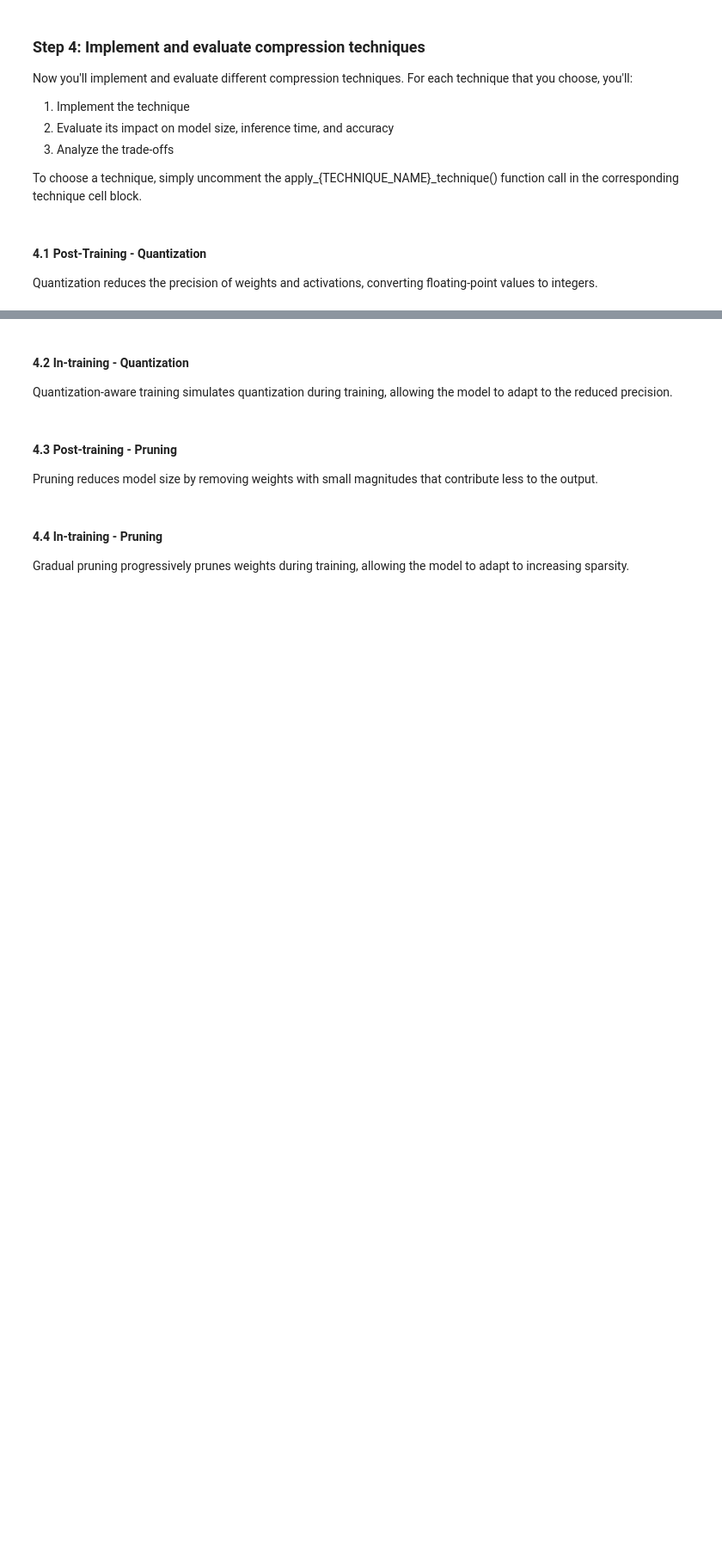
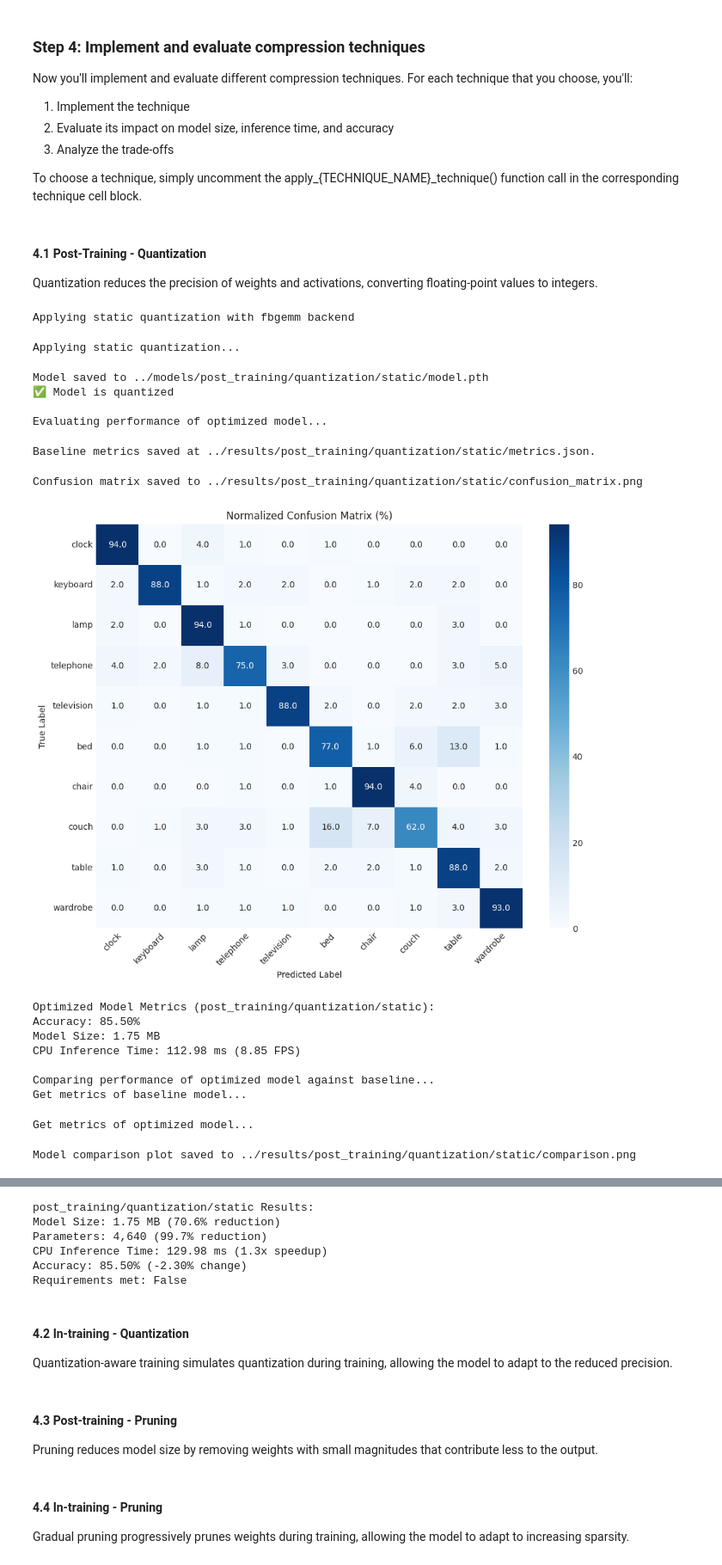
Before and after one commit to ZDBSBS/udacisense-model-compression, a Jupyter notebook: starter-kit/notebooks/02_compression.ipynb, the cells around one changed output, grey strips where cells are left out. Shown at 86% size. Saved outputs shown, nothing was run; the diff lists cells and outputs as text; code cells hidden in the pictures; blank space fills up the shorter version.

Commit message:
Add static quantization and knowledge distillation experiments

```diff
--- a/starter-kit/notebooks/02_compression.ipynb
+++ b/starter-kit/notebooks/02_compression.ipynb
@@ -203,41 +258,63 @@ def apply_post_training_quantization(quantization_type, backend, device):
         orig_model,
         quantization_type=quantization_type,
         calibration_data_loader=train_loader if quantization_type == "static" else None,
-        calibration_num_batches=1 if quantization_type == "static" else None,  # Set this to the desired value
+        calibration_num_batches=10 if quantization_type == "static" else None,  # Set this to the desired value
         backend=backend,
     )
 
     # Save the quantized model
     save_model(quantized_model, f"../models/{experiment_name}/model.pth")
 
     # Check that model is indeed quantized
     is_quantized(quantized_model)
 
     # Evaluate quantized model
     evaluate_optimized_model(
         quantized_model, test_loader, experiment_name, class_names, input_size, device=torch.device('cpu')
     )
 
     # Compare with baseline model for performance differences
     comparison_results = compare_optimized_model_to_baseline(
         baseline_model,
         quantized_model,
         experiment_name,
         test_loader,
         class_names,
         device=torch.device('cpu'),
     )
 
     return quantized_model, comparison_results, experiment_name
 
 #### Apply post-training quantization
 ## Find info at https://pytorch.org/docs/stable/quantization.html
 
 ## TODO: Experiment with different configurations
 ## Feel free to add more configuration parameters (and update the script in `compression/` folder accordingly)
-quantization_type = None # One of "dynamic" or "static"
-backend = None  # One of "fbgemm" or "qnnpack"
-device = None  # Define using torch.device()
+quantization_type = "static" # One of "dynamic" or "static"
+backend = "fbgemm"  # One of "fbgemm" or "qnnpack"
+device = torch.device("cpu")  # Define using torch.device()
 
-# Optimize and evaluate model
-quantized_model_static, quantized_comparison_results, experiment_name = apply_post_training_quantization(quantization_type, backend=backend, device=device)
+# Optimize and evaluate model (GPU hidden: quantized kernels run on CPU only)
+from unittest.mock import patch
+
+with patch("torch.cuda.is_available", return_value=False):
+    quantized_model_static, quantized_comparison_results, experiment_name = apply_post_training_quantization(quantization_type, backend=backend, device=device)
+# %% [output]
+Applying static quantization with fbgemm backend
+Applying static quantization...
+Model saved to ../models/post_training/quantization/static/model.pth
+✅ Model is quantized
+
+Evaluating performance of optimized model...
+Baseline metrics saved at ../results/post_training/quantization/static/metrics.json.
+Confusion matrix saved to ../results/post_training/quantization/static/confusion_matrix.png
+[figure, added]
+Optimized Model Metrics (post_training/quantization/static):
+Accuracy: 85.50%
+Model Size: 1.75 MB
+CPU Inference Time: 112.98 ms (8.85 FPS)
+
+Comparing performance of optimized model against baseline...
+Get metrics of baseline model...
+Get metrics of optimized model...
+Model comparison plot saved to ../results/post_training/quantization/static/comparison.png
@@ -244,3 +322,9 @@ quantized_model_static, quantized_comparison_results, experiment_name = apply_po
+post_training/quantization/static Results:
+Model Size: 1.75 MB (70.6% reduction)
+Parameters: 4,640 (99.7% reduction)
+CPU Inference Time: 129.98 ms (1.3x speedup)
+Accuracy: 85.50% (-2.30% change)
+Requirements met: False
 # %% [markdown]
 #### 4.2 In-training - Quantization
 
```
Also changed, not shown: parts of 15 cells of this notebook, 26 other files.
